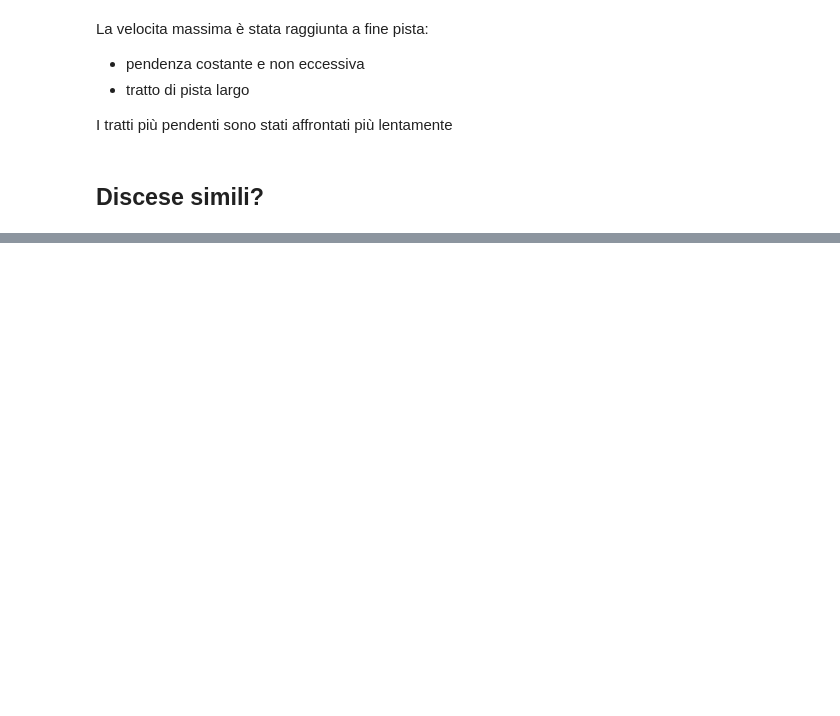
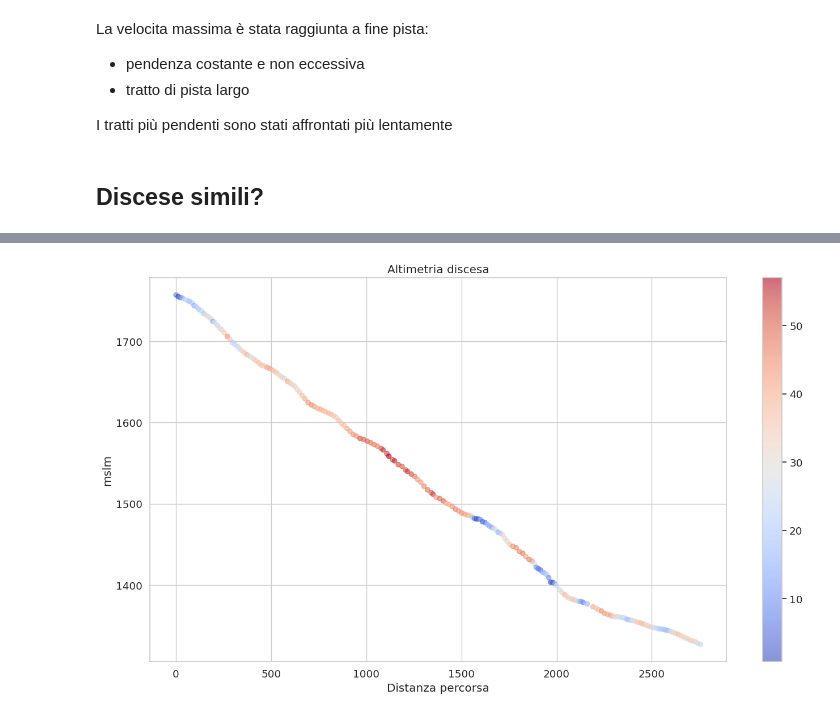
Before and after one commit to thomasmassarutto/DataSlopes, a Jupyter notebook: DataSlopes.ipynb, the cells around one changed output, grey strips where cells are left out. Saved outputs shown, nothing was run; the diff lists cells and outputs as text; code cells hidden in the pictures; blank space fills up the shorter version.

```diff
--- a/DataSlopes.ipynb
+++ b/DataSlopes.ipynb
@@ -910,26 +903,28 @@ plt.show()
 # %%
 f, ax = plt.subplots(1, 1, figsize=safe_image_size)
 
 ax.set_title("Altimetria discesa")
 
 sc = ax.scatter(
-    gdf1_discesa_5["distanza_percorsa"],
+    gdf1_discesa_5["distanza_percorsa_da_inizio"],
     gdf1_discesa_5["altitudine"],
     c=gdf1_discesa_5["velocita_kmh"],
     cmap=cmap,
     alpha=0.6
 )
 
 ax.set_ylabel("mslm")
 ax.set_xlabel("Distanza percorsa")
 
 plt.colorbar(
     mappable=sc,
     ax=ax
     )
 
 plt.tight_layout()
 plt.show()
+# %% [output]
+[figure, added]
 # %%
 
 f, ax = plt.subplots(1, 1, figsize=safe_image_size)
```
Also changed, not shown: parts of 16 cells of this notebook, 1 other file.
